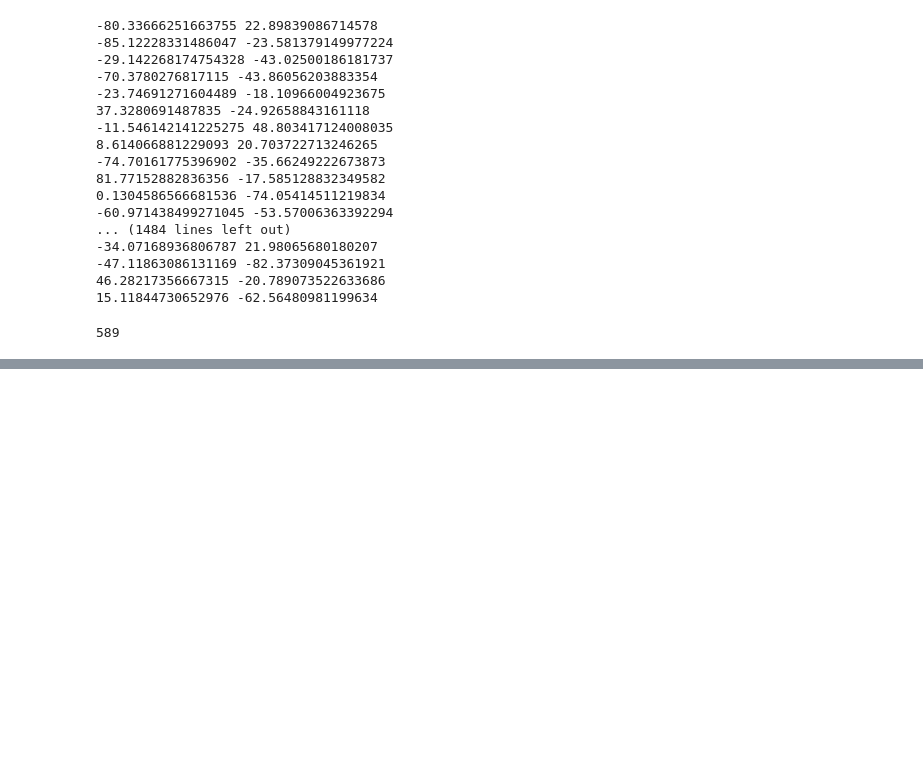
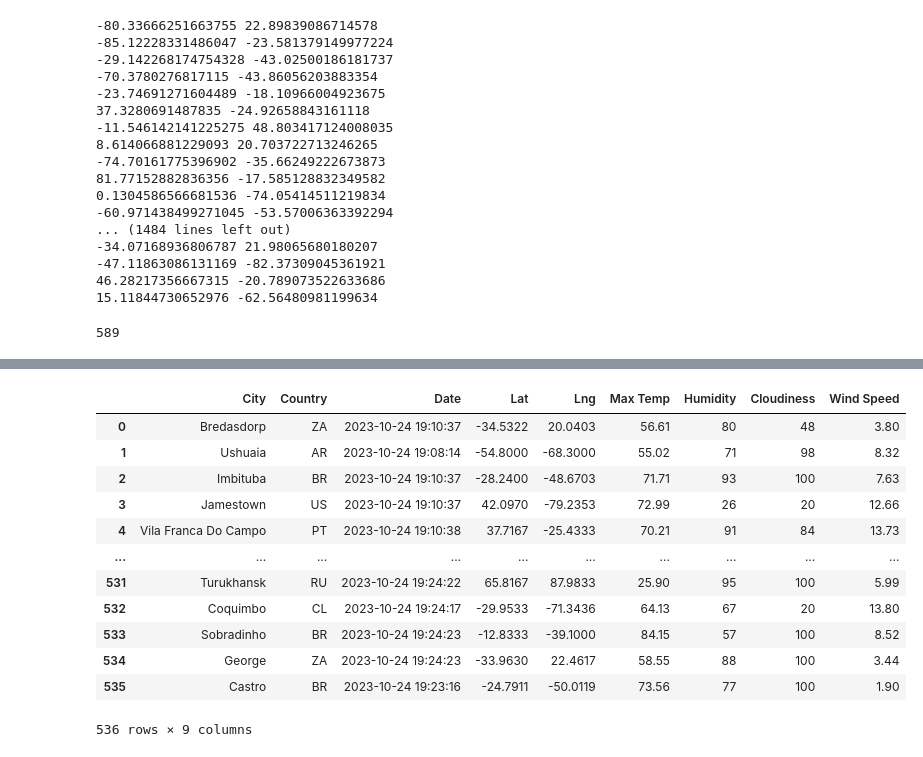
Before and after one commit to Uzbekcoder995/World_Weather_Analysis, a Jupyter notebook: WeatherPy.ipynb, the cells around one changed output, grey strips where cells are left out. Saved outputs shown, nothing was run; the diff lists cells and outputs as text; code cells hidden in the pictures; blank space fills up the shorter version.

```diff
--- a/WeatherPy.ipynb
+++ b/WeatherPy.ipynb
@@ -57,0 +64,4 @@ len(cities)
+# %%
+# Starting URL for Weather Map API Call.
+url = "http://api.openweathermap.org/data/2.5/weather?units=Imperial&APPID=" + weather_api_key
+#print(url)
@@ -57,0 +153,4 @@ len(cities)
+# %%
+# Convert the array of dictionaries to a Pandas DataFrame.
+city_data_df = pd.DataFrame(city_data)
+city_data_df.head(10)
@@ -57,0 +169,18 @@ len(cities)
+# %%
+new_column_order = ['City', 'Country', 'Date', 'Lat', 'Lng', 'Max Temp', 'Humidity', 'Cloudiness', 'Wind Speed']
+city_data_df = city_data_df[new_column_order]
+city_data_df
+# %% [output]
+|  | City | Country | Date | Lat | Lng | Max Temp | Humidity | Cloudiness | Wind Speed |
+| 0 | Bredasdorp | ZA | 2023-10-24 19:10:37 | -34.5322 | 20.0403 | 56.61 | 80 | 48 | 3.80 |
+| 1 | Ushuaia | AR | 2023-10-24 19:08:14 | -54.8000 | -68.3000 | 55.02 | 71 | 98 | 8.32 |
+| 2 | Imbituba | BR | 2023-10-24 19:10:37 | -28.2400 | -48.6703 | 71.71 | 93 | 100 | 7.63 |
+| 3 | Jamestown | US | 2023-10-24 19:10:37 | 42.0970 | -79.2353 | 72.99 | 26 | 20 | 12.66 |
+| 4 | Vila Franca Do Campo | PT | 2023-10-24 19:10:38 | 37.7167 | -25.4333 | 70.21 | 91 | 84 | 13.73 |
+| ... | ... | ... | ... | ... | ... | ... | ... | ... | ... |
+| 531 | Turukhansk | RU | 2023-10-24 19:24:22 | 65.8167 | 87.9833 | 25.90 | 95 | 100 | 5.99 |
+| 532 | Coquimbo | CL | 2023-10-24 19:24:17 | -29.9533 | -71.3436 | 64.13 | 67 | 20 | 13.80 |
+| 533 | Sobradinho | BR | 2023-10-24 19:24:23 | -12.8333 | -39.1000 | 84.15 | 57 | 100 | 8.52 |
+| 534 | George | ZA | 2023-10-24 19:24:23 | -33.9630 | 22.4617 | 58.55 | 88 | 100 | 3.44 |
+| 535 | Castro | BR | 2023-10-24 19:23:16 | -24.7911 | -50.0119 | 73.56 | 77 | 100 | 1.90 |
+536 rows × 9 columns
```
Also changed, not shown: parts of 5 cells of this notebook, 1 other file.
